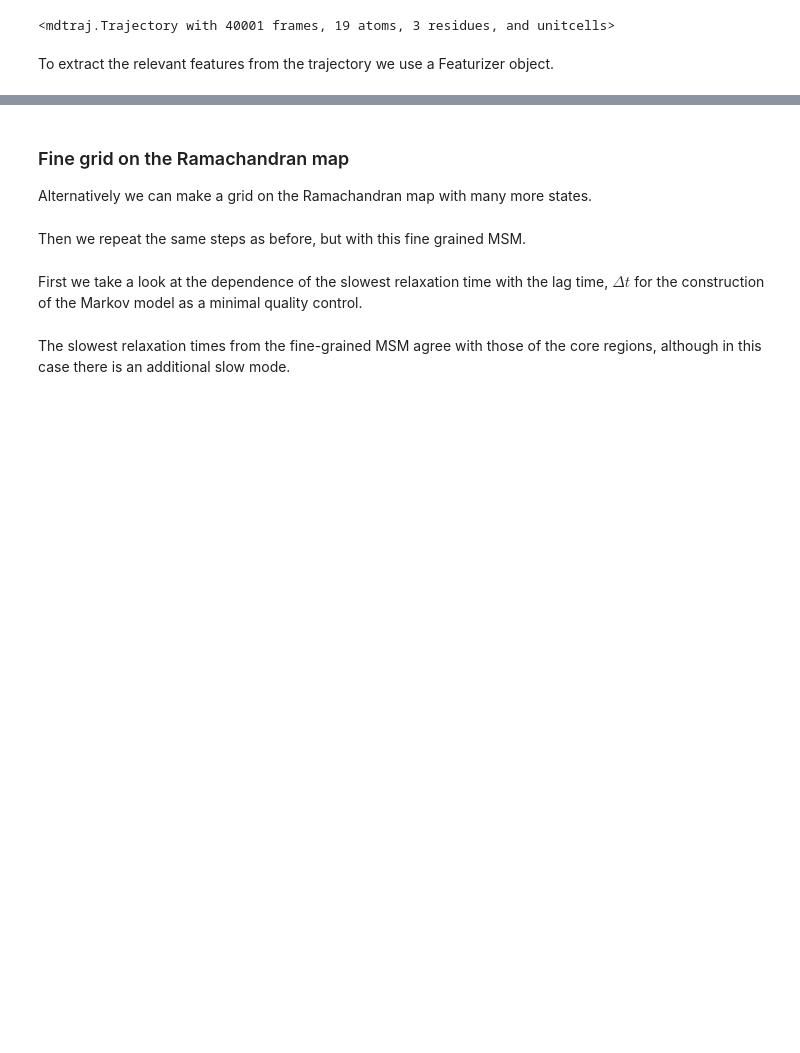
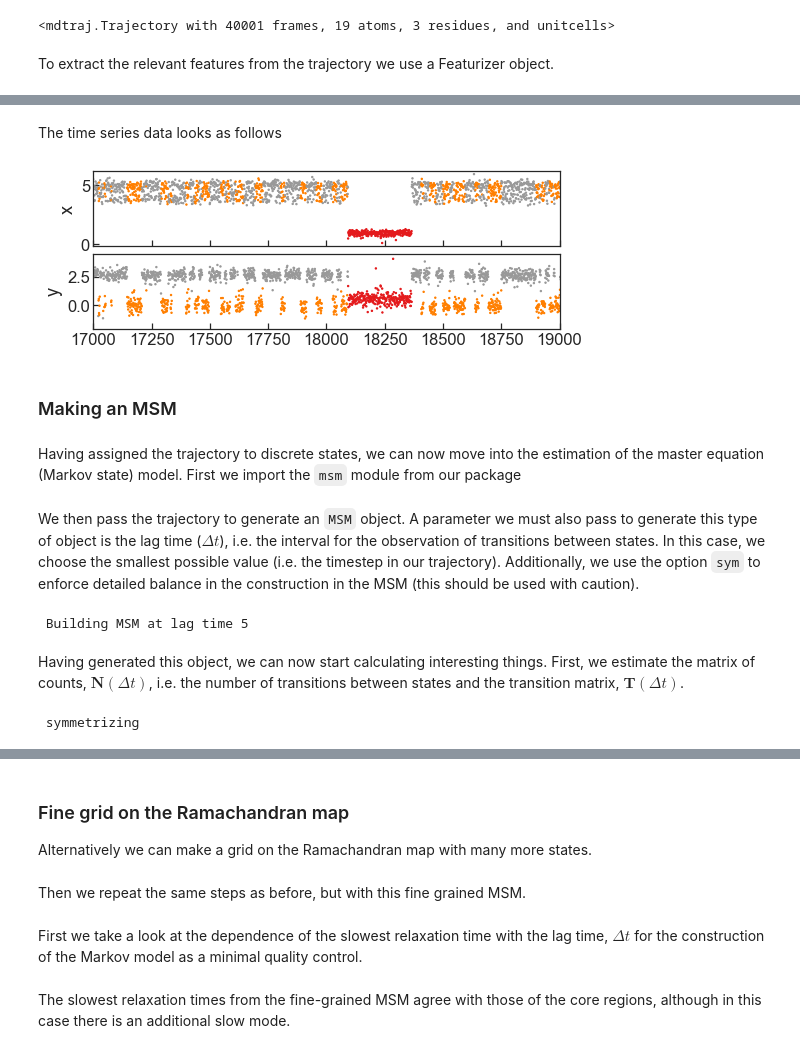
Before and after one commit to BioKT/MasterMSM, a Jupyter notebook: examples/alanine_dipeptide/ala_dipeptide_discretize.ipynb, the cells around one changed output, grey strips where cells are left out. Drawn from its saved outputs; the diff is of its cells as text; code cells hidden in the pictures; blank space fills up the shorter version.

```diff
--- a/examples/alanine_dipeptide/ala_dipeptide_discretize.ipynb
+++ b/examples/alanine_dipeptide/ala_dipeptide_discretize.ipynb
@@ -91,2 +72,36 @@ ax.scatter(tr.features[:-1:20,0], tr.features[:-1:20,1], \
+# %% [markdown]
+The time series data looks as follows
+# %%
+fig, ax = plt.subplots(2,1, figsize=(8,3), sharex=True)
+ie = 20000
+time = range(len(tr.features[:ie,0]))
+ax[0].scatter(time, tr.features[:ie,0], \
+              c=tr.distraj[:ie], s=2, cmap='Set1')
+ax[1].scatter(time, tr.features[:ie,1], \
+              c=tr.distraj[:ie], s=2, cmap='Set1')
+ax[1].set_xlim(17000, 19000)
+ax[0].set_ylabel('x')
+ax[1].set_ylabel('y')
+plt.tight_layout(h_pad=0)
+# %% [output]
+[figure, added]
+# %% [markdown]
+### Making an MSM
+# %% [markdown]
+Having assigned the trajectory to discrete states, we can now move into the estimation of the master equation (Markov state) model. First we import the `msm` module from our package
 # %%
 from mastermsm.msm import msm
+# %% [markdown]
+We then pass the trajectory to generate an `MSM` object. A parameter we must also pass to generate this type of object is the lag time ($\Delta t$), i.e. the interval for the observation of transitions between states. In this case, we choose the smallest possible value (i.e. the timestep in our trajectory). Additionally, we use the option `sym` to enforce detailed balance in the construction in the MSM (this should be used with caution).
+# %%
+lagt = tr.dt
+msm_alaTB = msm.MSM([tr], lagt=lagt, sym=True)
+# %% [output]
+ Building MSM at lag time 5
+# %% [markdown]
+Having generated this object, we can now start calculating interesting things. First, we estimate the matrix of counts, $\mathbf{N}(\Delta t)$, i.e. the number of transitions between states and the transition matrix, $\mathbf{T}(\Delta t)$.
+# %%
+msm_alaTB.calc_count()
+msm_alaTB.calc_trans()
+# %% [output]
+ symmetrizing
```
Also changed, not shown: parts of 41 cells of this notebook.
